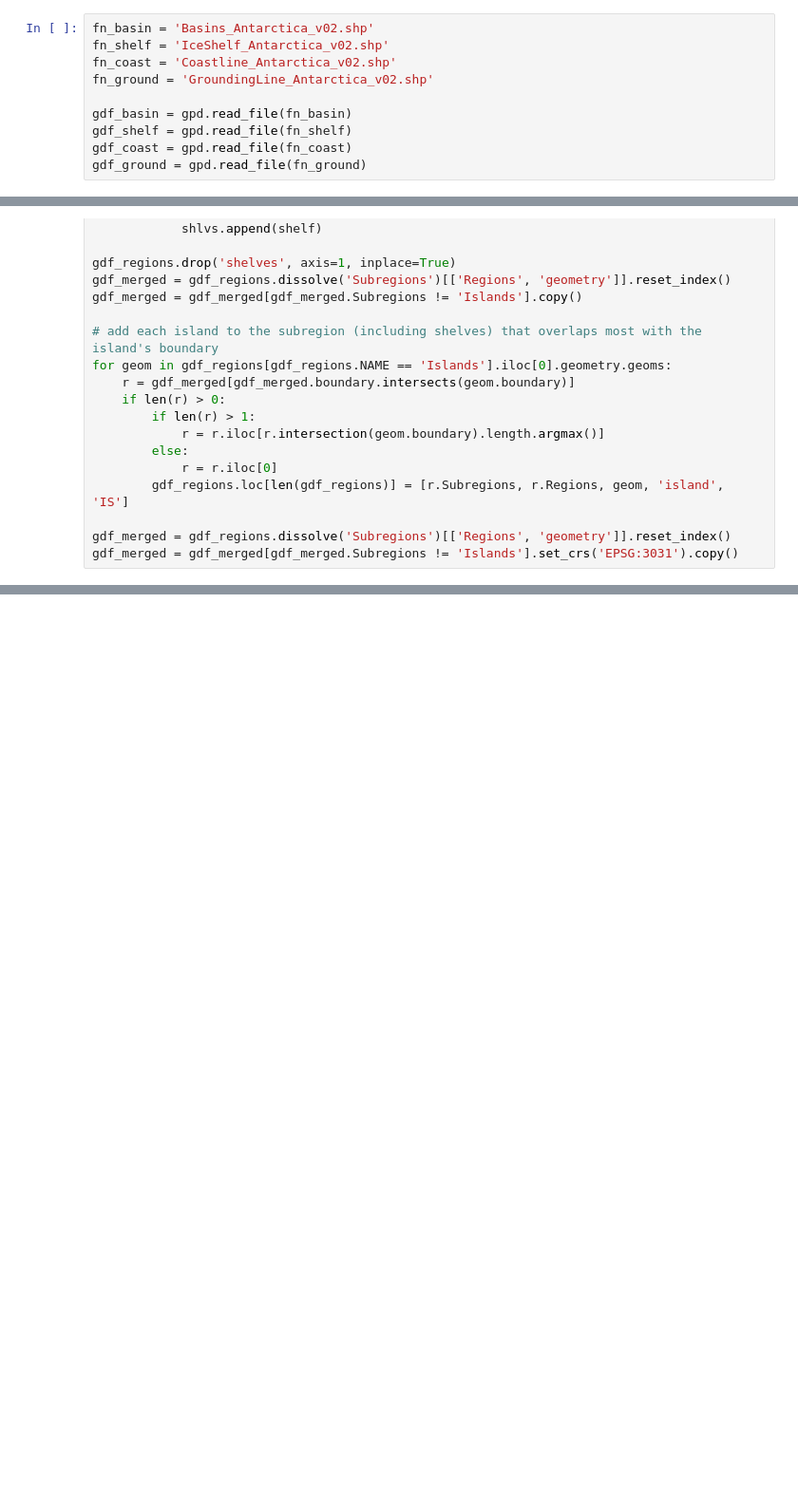
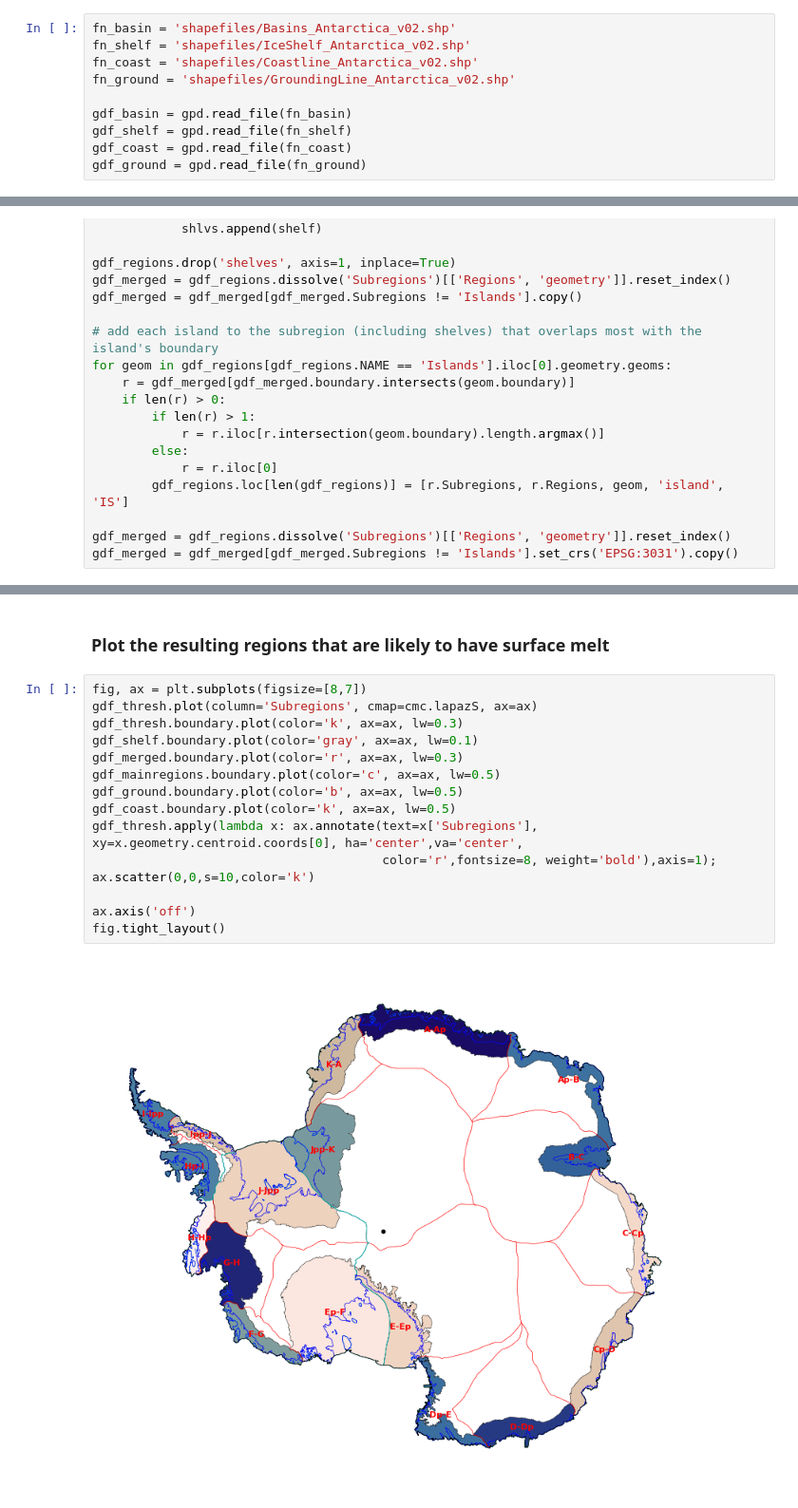
Before and after one commit to fliphilipp/GlacierLakeDetectionICESat2, a Jupyter notebook: basins/make_basins.ipynb, the cells around one changed output, grey strips where cells are left out. Shown at 95% size. Drawn from its saved outputs; the diff is of its cells as text; blank space fills up the shorter version.

Commit message:
finish basins with elevation threshold

```diff
--- a/basins/make_basins.ipynb
+++ b/basins/make_basins.ipynb
@@ -16,10 +21,10 @@ from shapely.geometry import Polygon
 # %% [markdown]
 ## Antarctica
 # %%
-fn_basin = 'Basins_Antarctica_v02.shp'
-fn_shelf = 'IceShelf_Antarctica_v02.shp'
-fn_coast = 'Coastline_Antarctica_v02.shp'
-fn_ground = 'GroundingLine_Antarctica_v02.shp'
+fn_basin = 'shapefiles/Basins_Antarctica_v02.shp'
+fn_shelf = 'shapefiles/IceShelf_Antarctica_v02.shp'
+fn_coast = 'shapefiles/Coastline_Antarctica_v02.shp'
+fn_ground = 'shapefiles/GroundingLine_Antarctica_v02.shp'
 
 gdf_basin = gpd.read_file(fn_basin)
 gdf_shelf = gpd.read_file(fn_shelf)
@@ -252 +307,20 @@ fig.tight_layout()
+# %% [markdown]
+### Plot the resulting regions that are likely to have surface melt
+# %%
+fig, ax = plt.subplots(figsize=[8,7])
+gdf_thresh.plot(column='Subregions', cmap=cmc.lapazS, ax=ax)
+gdf_thresh.boundary.plot(color='k', ax=ax, lw=0.3)
+gdf_shelf.boundary.plot(color='gray', ax=ax, lw=0.1)
+gdf_merged.boundary.plot(color='r', ax=ax, lw=0.3)
+gdf_mainregions.boundary.plot(color='c', ax=ax, lw=0.5)
+gdf_ground.boundary.plot(color='b', ax=ax, lw=0.5)
+gdf_coast.boundary.plot(color='k', ax=ax, lw=0.5)
+gdf_thresh.apply(lambda x: ax.annotate(text=x['Subregions'], xy=x.geometry.centroid.coords[0], ha='center',va='center',
+                                       color='r',fontsize=8, weight='bold'),axis=1);
+ax.scatter(0,0,s=10,color='k')
+
+ax.axis('off')
+fig.tight_layout()
+# %% [output]
+[figure, added]
 # %% [markdown]
```
Also changed, not shown: parts of 15 cells of this notebook, 39 other files.
